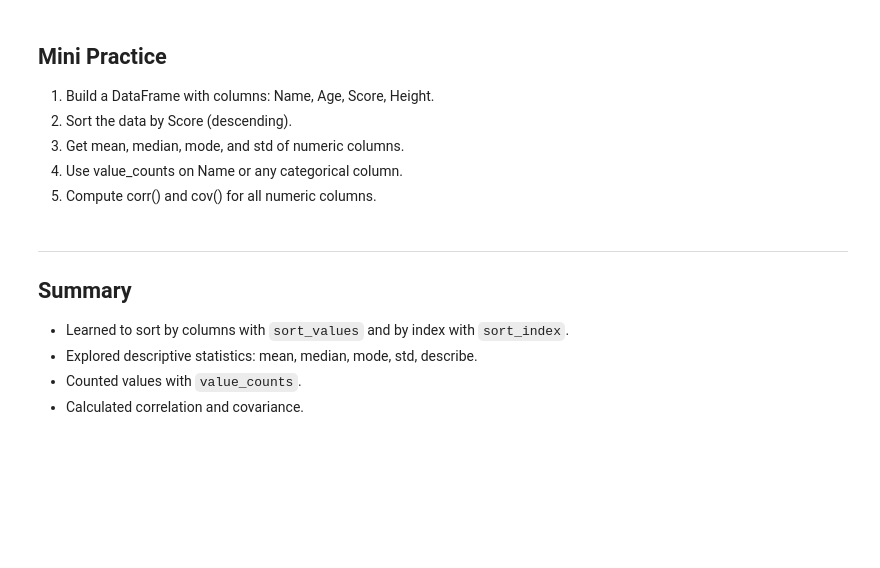
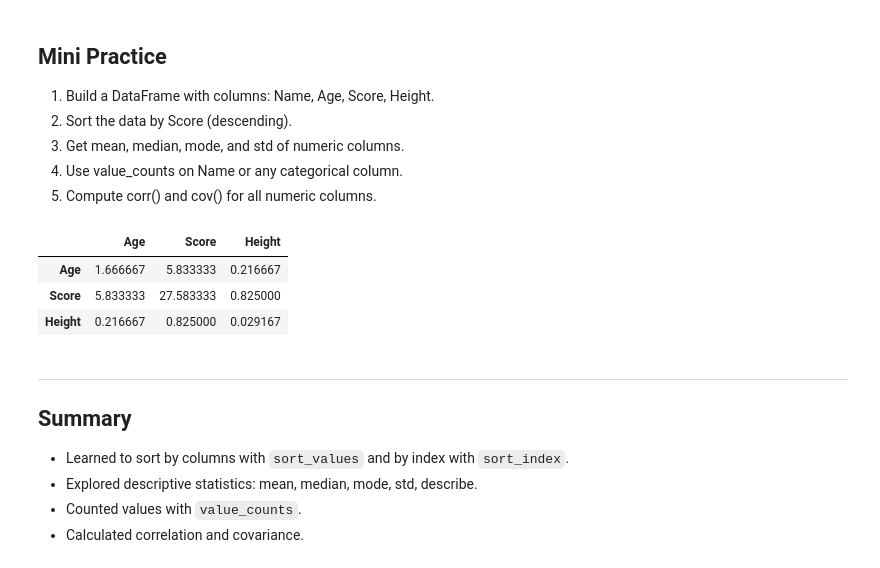
Before and after one commit to ayankhan434/DATA-SCIENCE, a Jupyter notebook: Pandas_Class5.ipynb, the cells around one changed output. Saved outputs shown, nothing was run; the diff lists cells and outputs as text; code cells hidden in the pictures; blank space fills up the shorter version.

```diff
--- a/Pandas_Class5.ipynb
+++ b/Pandas_Class5.ipynb
@@ -150,19 +150,46 @@ df.corr(numeric_only=True)
 # %%
 # Write your mini practice solution here
 
+
 # 1. Build a DataFrame with columns: Name, Age, Score, Height
+import pandas as pd
+
+data = {
+    "Name": ["Ayan", "Rahul", "Krishna", "Amit"],
+    "Age": [20, 21, 19, 22],
+    "Score": [85, 90, 78, 88],
+    "Height": [5.8, 5.9, 5.6, 6.0]
+}
+
+df = pd.DataFrame(data)
+
+df
 
 # 2. Sort the data by Score (descending)
 # Write your code here
+df.sort_values(by="Score",ascending=False)
 
 # 3. Get mean, median, mode, and std of numeric columns
 # Write your code here
+df.mean(numeric_only=True)
+df.median(numeric_only=True)
+df.mode(numeric_only=True)
+df.std(numeric_only=True)
+
 
 # 4. Use value_counts on Name or any categorical column
 # Write your code here
+df["Name"].value_counts()
 
 # 5. Compute corr() and cov() for all numeric columns
 # Write your code here
+df.corr(numeric_only=True)
+df.cov(numeric_only=True  )
+# %% [output]
+|  | Age | Score | Height |
+| Age | 1.666667 | 5.833333 | 0.216667 |
+| Score | 5.833333 | 27.583333 | 0.825000 |
+| Height | 0.216667 | 0.825000 | 0.029167 |
 # %% [markdown]
 ---
 ## Summary
```
